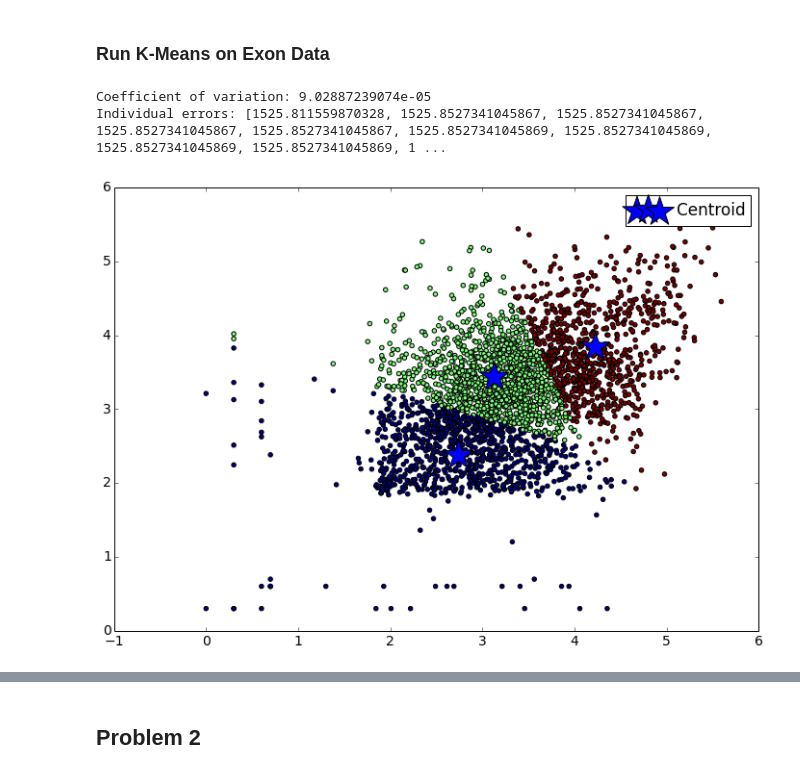
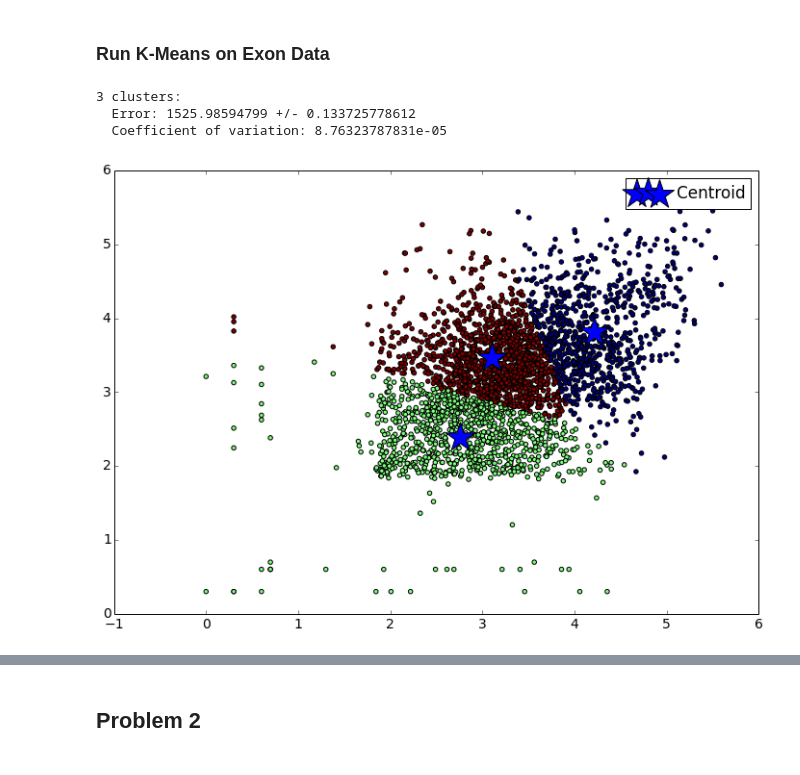
Before and after one commit to ronaldokun/Scientific-Computing, a Jupyter notebook: Nick Wilson 04-02-14 Segment 29.ipynb, the cells around one changed output, grey strips where cells are left out. Saved outputs shown, nothing was run; the diff lists cells and outputs as text; code cells hidden in the pictures.

```diff
--- a/Nick Wilson 04-02-14 Segment 29.ipynb
+++ b/Nick Wilson 04-02-14 Segment 29.ipynb
@@ -48,13 +40,16 @@ class KMeans(object):
         self.num_random_inits = num_random_inits
         self.max_iters = max_iters
         self.error_delta = error_delta
+        self.data = None
 
     def cluster(self, data):
         """Do the clustering."""
-        clusterings = [self._do_single_cluster(data) for _ in xrange(self.num_random_inits)]
+        self.data = data
+        clusterings = [self._do_single_cluster(self.data) for _ in xrange(self.num_random_inits)]
         clusterings.sort(key=lambda c: c.error)
         self.clusterings = clusterings
-        return self.get_best_clustering()
+        #return self.get_best_clustering()
+        return self
 
     def get_all_errors(self):
         """Return a list of the errors, one for each random restart."""
@@ -69,6 +64,19 @@ class KMeans(object):
         the less sensitive the clustering quality is to starting guesses."""
         errors = self.get_all_errors()
         return np.std(errors) / np.mean(errors)
+
+    def get_plot(self, clustering):
+        """Return a plot of the data colored by clusters."""
+        fig, ax = plt.subplots()
+        ax.scatter(self.data[:, 0], self.data[:, 1], c=clustering.assignments)
+        x, y = clustering.centroids[:, 0], clustering.centroids[:, 1]
+        ax.scatter(x, y, s=1000, marker='*', label='Centroid')
+        ax.legend()
+        return fig
+
+    def get_best_plot(self):
+        """Return a plot of the data colored by the best clustering."""
+        return self.get_plot(self.get_best_clustering())
 
     def _do_single_cluster(self, data):
         """ Do a single clustering. """
@@ -106,15 +114,20 @@ class KMeans(object):
 ### Run K-Means on Exon Data
 # %%
 def cluster_and_plot(data, num_clusters=3):
-    kmeans = KMeans(num_clusters=num_clusters, num_random_inits=20, max_iters=1000)
-    clustering = kmeans.cluster(data)
-    print 'Coefficient of variation:', kmeans.get_error_coef_variation()
-    print 'Individual errors:', sorted(kmeans.get_all_errors())
-    plot_clustering(clustering, data)
+    kmeans = KMeans(num_clusters=num_clusters, num_random_inits=10, max_iters=1000)
+    kmeans.cluster(data)
+    clustering = kmeans.get_best_clustering()
+    errors = np.array(sorted(kmeans.get_all_errors()))
+    print num_clusters, 'clusters:'
+    print '  Error: {0} +/- {1}'.format(errors.mean(), errors.std())
+    print '  Coefficient of variation:', kmeans.get_error_coef_variation()
+    #print '  Individual errors:', sorted(kmeans.get_all_errors())
+    return kmeans.get_best_plot()
 # %%
-cluster_and_plot(exon_data, num_clusters=3)
+_ = cluster_and_plot(exon_data, num_clusters=3)
 # %% [output]
-Coefficient of variation: 9.02887239074e-05
-Individual errors: [1525.811559870328, 1525.8527341045867, 1525.8527341045867, 1525.8527341045867, 1525.8527341045867, 1525.8527341045869, 1525.8527341045869, 1525.8527341045869, 1525.8527341045869, 1 ...
+3 clusters:
+  Error: 1525.98594799 +/- 0.133725778612
+  Coefficient of variation: 8.76323787831e-05
-[figure, old version]
+[figure, new version]
 # %%
```
Also changed, not shown: parts of 5 cells of this notebook.
